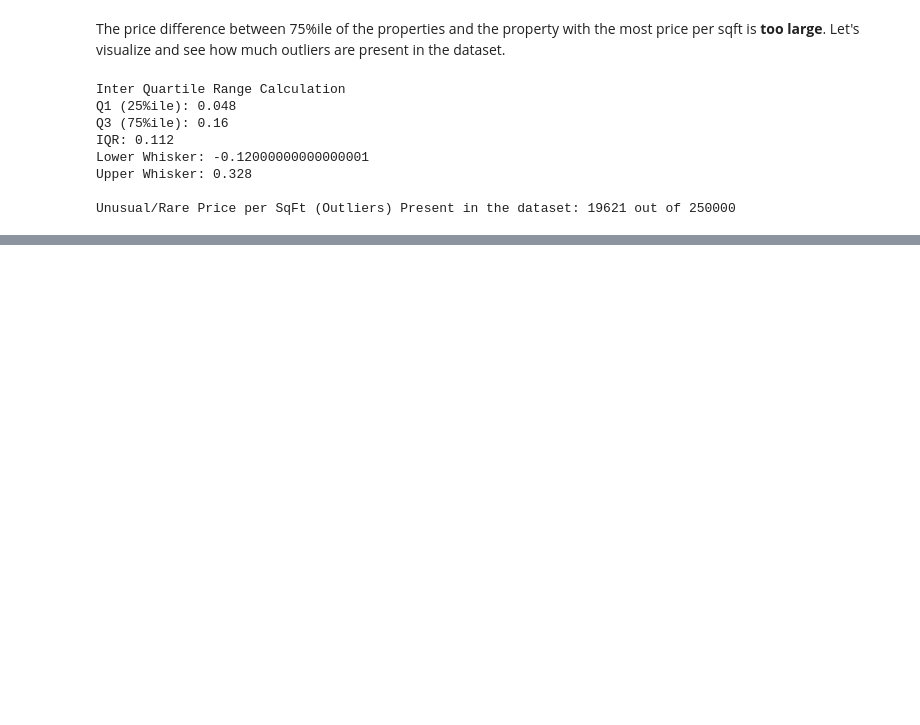
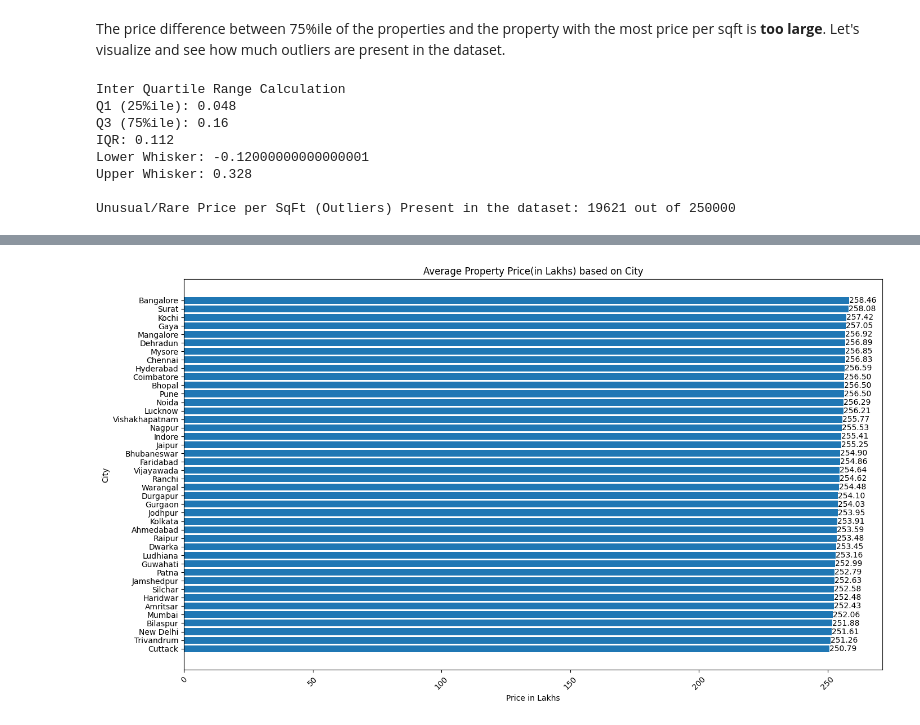
Before and after one commit to JS-Tharun/Real-Estate-Investment-Advisor, a Jupyter notebook: notebook.ipynb, the cells around one changed output, grey strips where cells are left out. Cells and saved outputs as stored; diff of their text form; code cells hidden in the pictures; blank space fills up the shorter version.

```diff
--- a/notebook.ipynb
+++ b/notebook.ipynb
@@ -1061,0 +1097,5 @@ plt.show()
+# %%
+# Calculating average property price by city
+avg_price_by_city_df = df.groupby('City')['Price_in_Lakhs'].agg(['mean']).reset_index()
+print("Average Property Price Based on City")
+avg_price_by_city_df
@@ -1061,0 +1121,16 @@ plt.show()
+# %%
+# Visualization
+avg_price_by_city_df.sort_values('mean', inplace=True)
+plt.figure(figsize=(16,9))
+plt.barh(avg_price_by_city_df['City'], avg_price_by_city_df['mean'])
+
+for index, value in zip(avg_price_by_city_df['City'], avg_price_by_city_df['mean']):
+    plt.text(value, index, f"{value:.2f}", ha='left', va='center')
+
+plt.xticks(rotation=45)
+plt.xlabel("Price in Lakhs")
+plt.ylabel("City")
+plt.title("Average Property Price(in Lakhs) based on City")
+plt.show()
+# %% [output]
+[figure, added]
```
Also changed, not shown: parts of 15 cells of this notebook.
